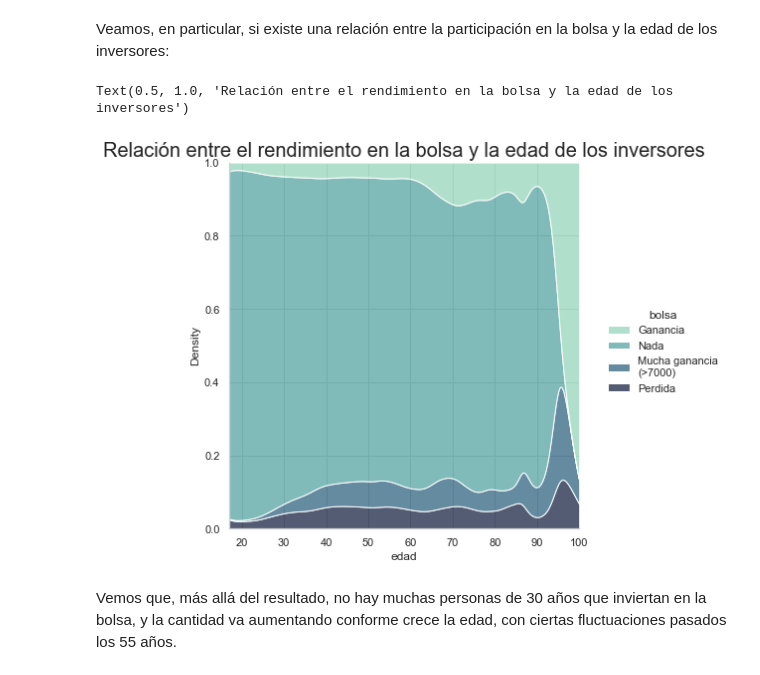
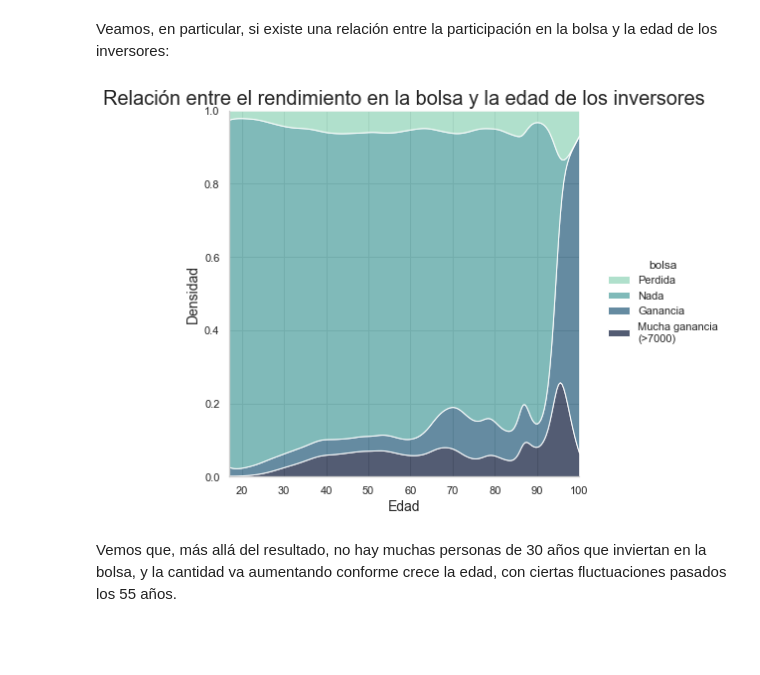
Before and after one commit to ncontinanza/tp-datos-1c2021-de-angelis-riva-continanza, a Jupyter notebook: Trabajo práctico N°1.ipynb, the cells around one changed output. Cells and saved outputs as stored; diff of their text form; code cells hidden in the pictures; blank space fills up the shorter version.

```diff
--- a/Trabajo práctico N°1.ipynb
+++ b/Trabajo práctico N°1.ipynb
@@ -446,22 +451,25 @@ Veamos, en particular, si existe una relación entre la participación en la bol
 # %%
 df_tmp = df[['ganancia_perdida_declarada_bolsa_argentina', 'edad']].copy()
 df_tmp['bolsa'] = df['ganancia_perdida_declarada_bolsa_argentina'].apply(designar_accion)
 del df_tmp['ganancia_perdida_declarada_bolsa_argentina']
 
 sns.set_theme(style="whitegrid")
 ax = sns.displot(
     data=df_tmp,
     x="edad", hue="bolsa",
     kind="kde", height=6,
     cut=8,
     multiple="fill", clip=(17, 100),
     palette="ch:rot=-.35,hue=1,light=.75",
+    hue_order = ['Perdida', 'Nada', 'Ganancia', 'Mucha ganancia\n(>7000)']
 )
+plt.xlabel("Edad", fontsize=14)
+plt.ylabel("Densidad", fontsize=14)
 
 plt.title("Relación entre el rendimiento en la bolsa y la edad de los inversores", size=20)
+plt.show()
 # %% [output]
-Text(0.5, 1.0, 'Relación entre el rendimiento en la bolsa y la edad de los inversores')
-[figure, old version]
+[figure, new version]
 # %% [markdown]
 Vemos que, más allá del resultado, no hay muchas personas de 30 años que inviertan en la bolsa, y la cantidad va aumentando conforme crece la edad, con ciertas fluctuaciones pasados los 55 años.
 # %% [markdown]
```
Also changed, not shown: parts of 18 cells of this notebook.
